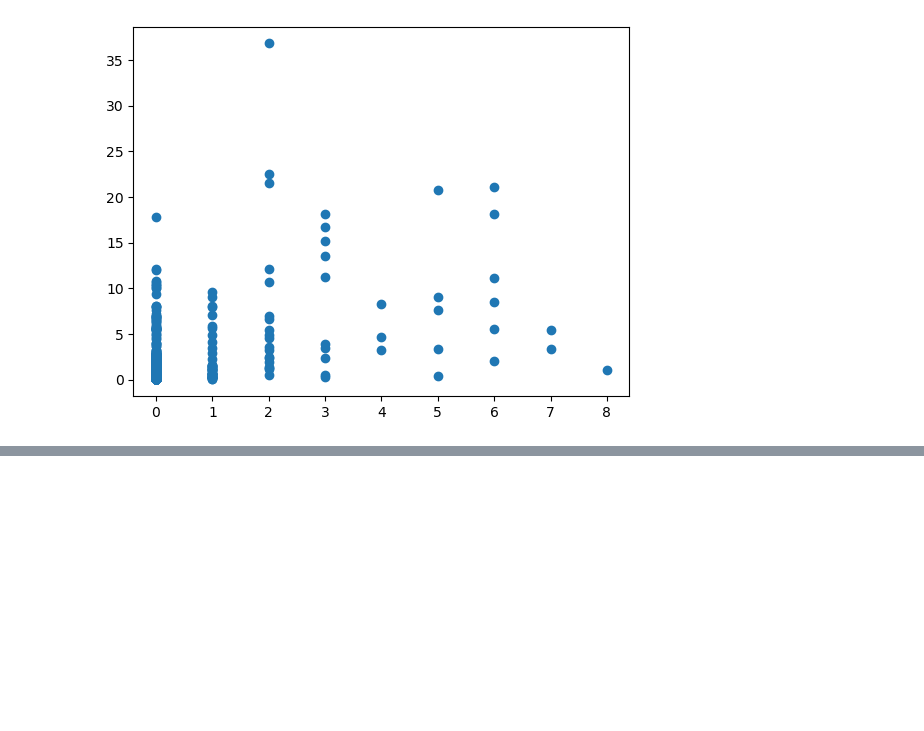
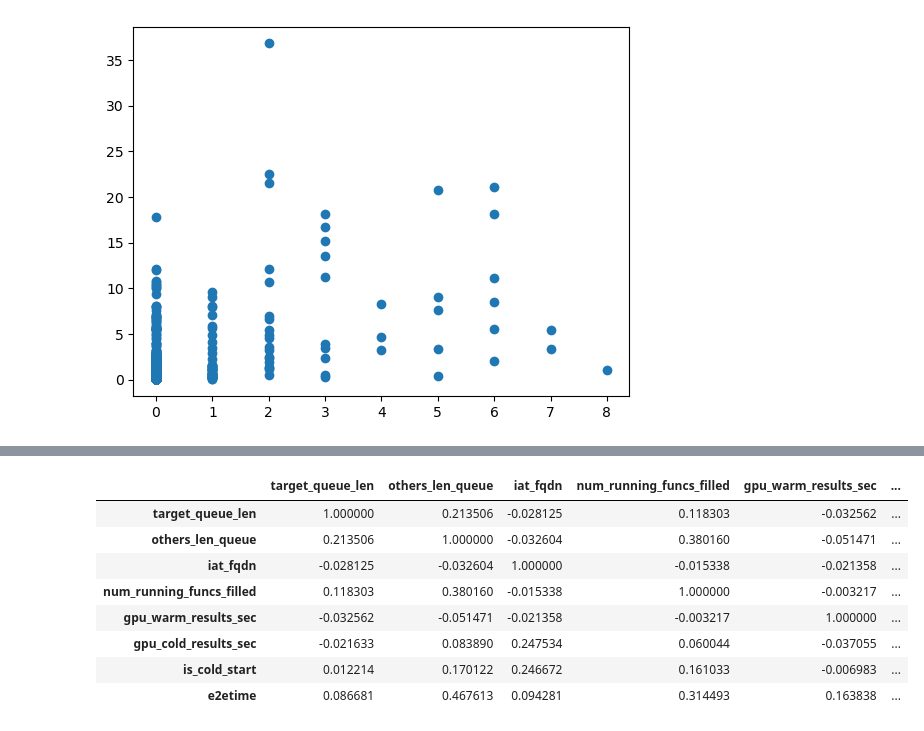
Before and after one commit to akshaykishanck/S4forIluvatar, a Jupyter notebook: src/notebooks/02_feature_analysis.ipynb, the cells around one changed output, grey strips where cells are left out. Drawn from its saved outputs; the diff is of its cells as text; code cells hidden in the pictures; blank space fills up the shorter version.

```diff
--- a/src/notebooks/data_analysis.ipynb
+++ b/src/notebooks/02_feature_analysis.ipynb
@@ -212,0 +203,16 @@ plt.show()
+# %%
+base_cols = [
+            'target_queue_len', 'others_len_queue', 'iat_fqdn', 'num_running_funcs_filled',
+            'gpu_warm_results_sec', 'gpu_cold_results_sec', 'is_cold_start'
+        ]
+data[base_cols+['e2etime']].corr()
+# %% [output]
+|  | target_queue_len | others_len_queue | iat_fqdn | num_running_funcs_filled | gpu_warm_results_sec | ... |
+| target_queue_len | 1.000000 | 0.213506 | -0.028125 | 0.118303 | -0.032562 | ... |
+| others_len_queue | 0.213506 | 1.000000 | -0.032604 | 0.380160 | -0.051471 | ... |
+| iat_fqdn | -0.028125 | -0.032604 | 1.000000 | -0.015338 | -0.021358 | ... |
+| num_running_funcs_filled | 0.118303 | 0.380160 | -0.015338 | 1.000000 | -0.003217 | ... |
+| gpu_warm_results_sec | -0.032562 | -0.051471 | -0.021358 | -0.003217 | 1.000000 | ... |
+| gpu_cold_results_sec | -0.021633 | 0.083890 | 0.247534 | 0.060044 | -0.037055 | ... |
+| is_cold_start | 0.012214 | 0.170122 | 0.246672 | 0.161033 | -0.006983 | ... |
+| e2etime | 0.086681 | 0.467613 | 0.094281 | 0.314493 | 0.163838 | ... |
```
Also changed, not shown: parts of 15 cells of this notebook, 13 other files.
